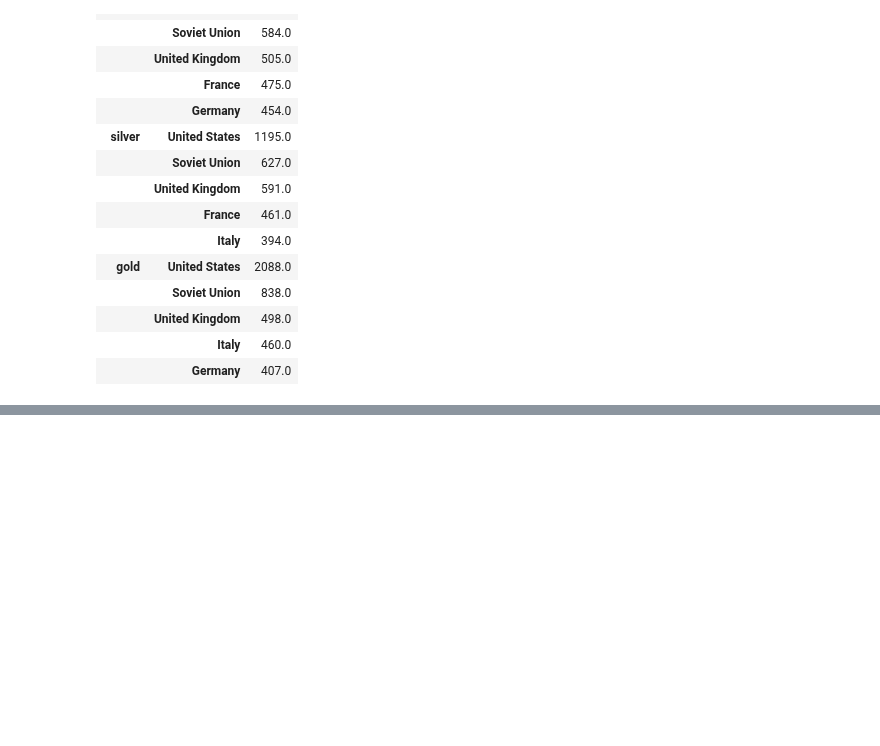
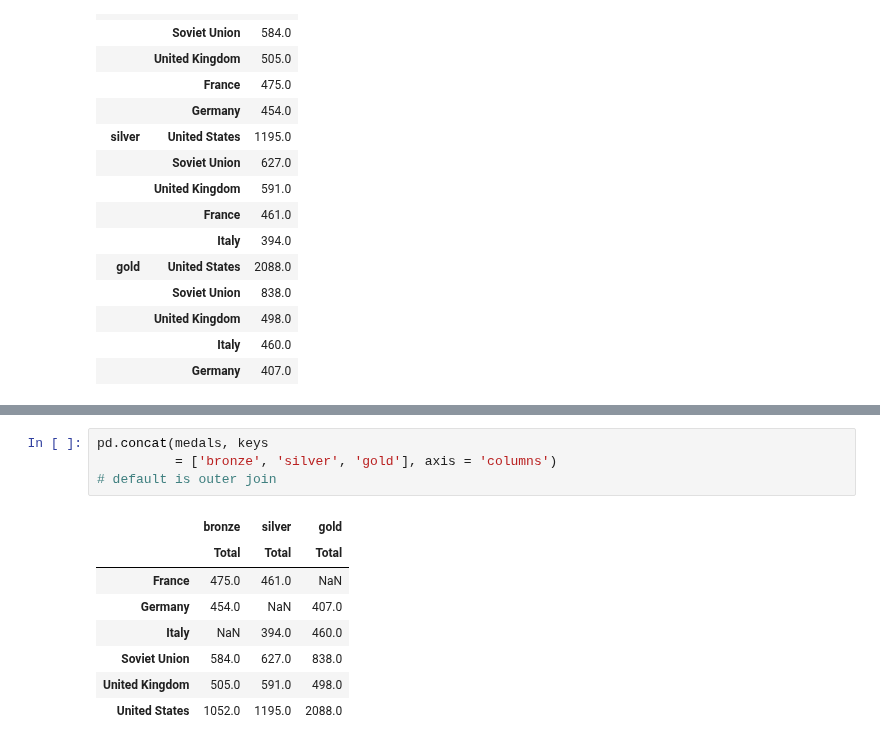
Before and after one commit to sushant2811/pythonAndStatsForDS, a Jupyter notebook: advancedPandas.ipynb, the cells around one changed output, grey strips where cells are left out. Drawn from its saved outputs; the diff is of its cells as text; blank space fills up the shorter version.

```diff
--- a/advancedPandas.ipynb
+++ b/advancedPandas.ipynb
@@ -2221,0 +2399,13 @@ pd.concat(medals, axis = 'rows', keys=['bronze', 'silver', 'gold'])
+# %%
+pd.concat(medals, keys
+          = ['bronze', 'silver', 'gold'], axis = 'columns')
+# default is outer join
+# %% [output]
+|  | bronze | silver | gold |
+|  | Total | Total | Total |
+| France | 475.0 | 461.0 | NaN |
+| Germany | 454.0 | NaN | 407.0 |
+| Italy | NaN | 394.0 | 460.0 |
+| Soviet Union | 584.0 | 627.0 | 838.0 |
+| United Kingdom | 505.0 | 591.0 | 498.0 |
+| United States | 1052.0 | 1195.0 | 2088.0 |
```
Also changed, not shown: parts of 21 cells of this notebook.
